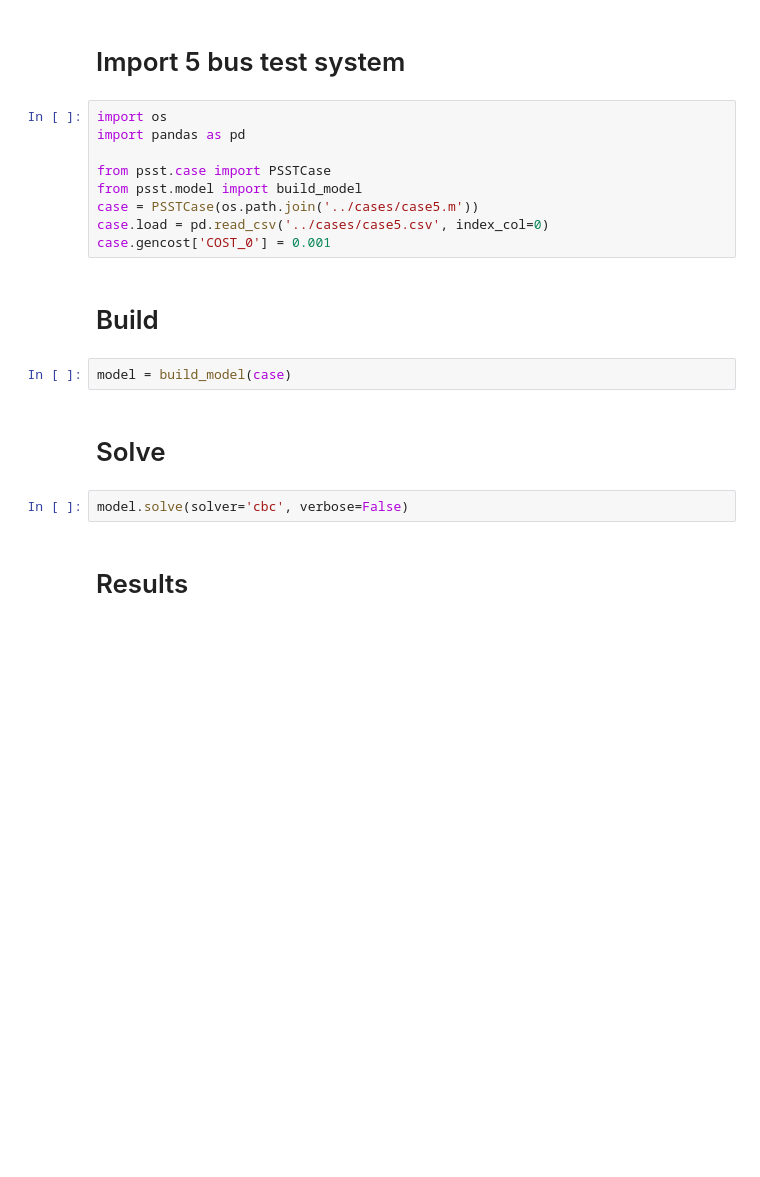
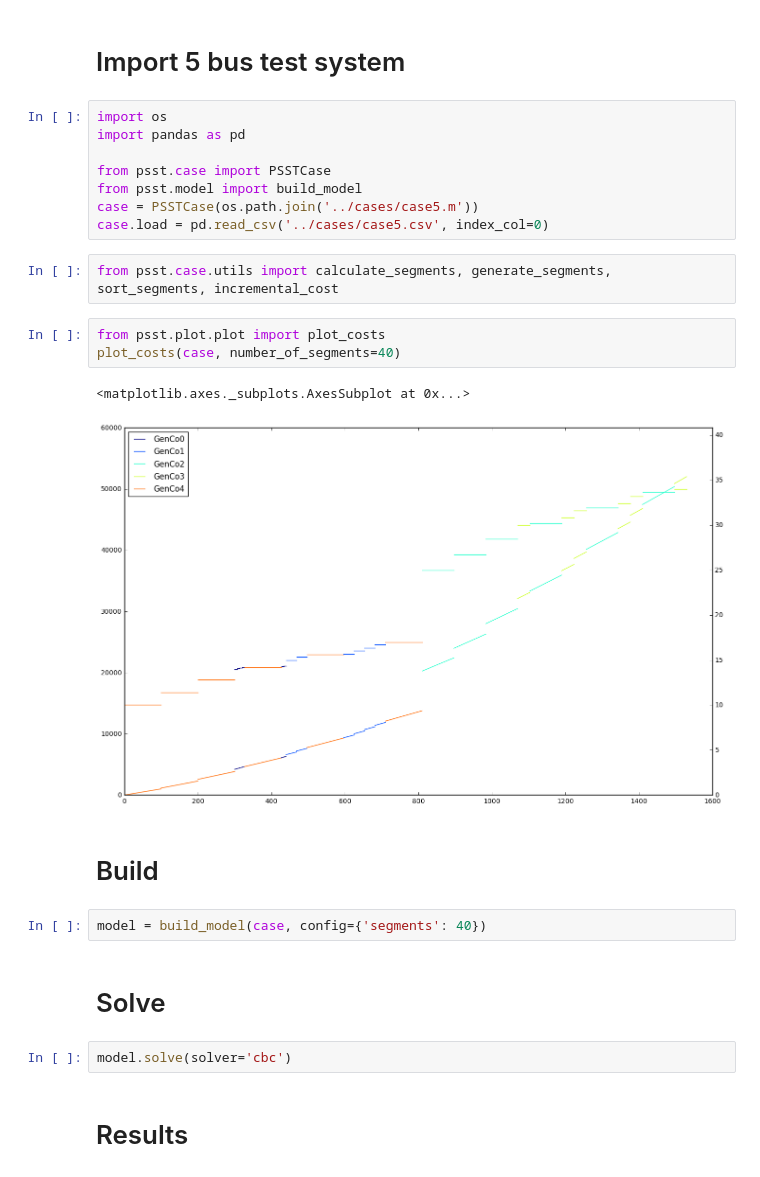
Before and after one commit to cleantechpulse/psst, a Jupyter notebook: examples/PJM5BusTestSystem.ipynb, the cells around one changed output. Saved outputs shown, nothing was run; the diff lists cells and outputs as text; blank space fills up the shorter version.

```diff
--- a/examples/PJM5BusTestSystem.ipynb
+++ b/examples/PJM5BusTestSystem.ipynb
@@ -10,15 +10,22 @@ from psst.case import PSSTCase
 from psst.model import build_model
 case = PSSTCase(os.path.join('../cases/case5.m'))
 case.load = pd.read_csv('../cases/case5.csv', index_col=0)
-case.gencost['COST_0'] = 0.001
+# %%
+from psst.case.utils import calculate_segments, generate_segments, sort_segments, incremental_cost
+# %%
+from psst.plot.plot import plot_costs
+plot_costs(case, number_of_segments=40)
+# %% [output]
+<matplotlib.axes._subplots.AxesSubplot at 0x...>
+[figure, added]
 # %% [markdown]
 # Build
 # %%
-model = build_model(case)
+model = build_model(case, config={'segments': 40})
 # %% [markdown]
 # Solve
 # %%
-model.solve(solver='cbc', verbose=False)
+model.solve(solver='cbc')
 # %% [markdown]
 # Results
 # %%
```
Also changed, not shown: parts of 3 cells of this notebook.
